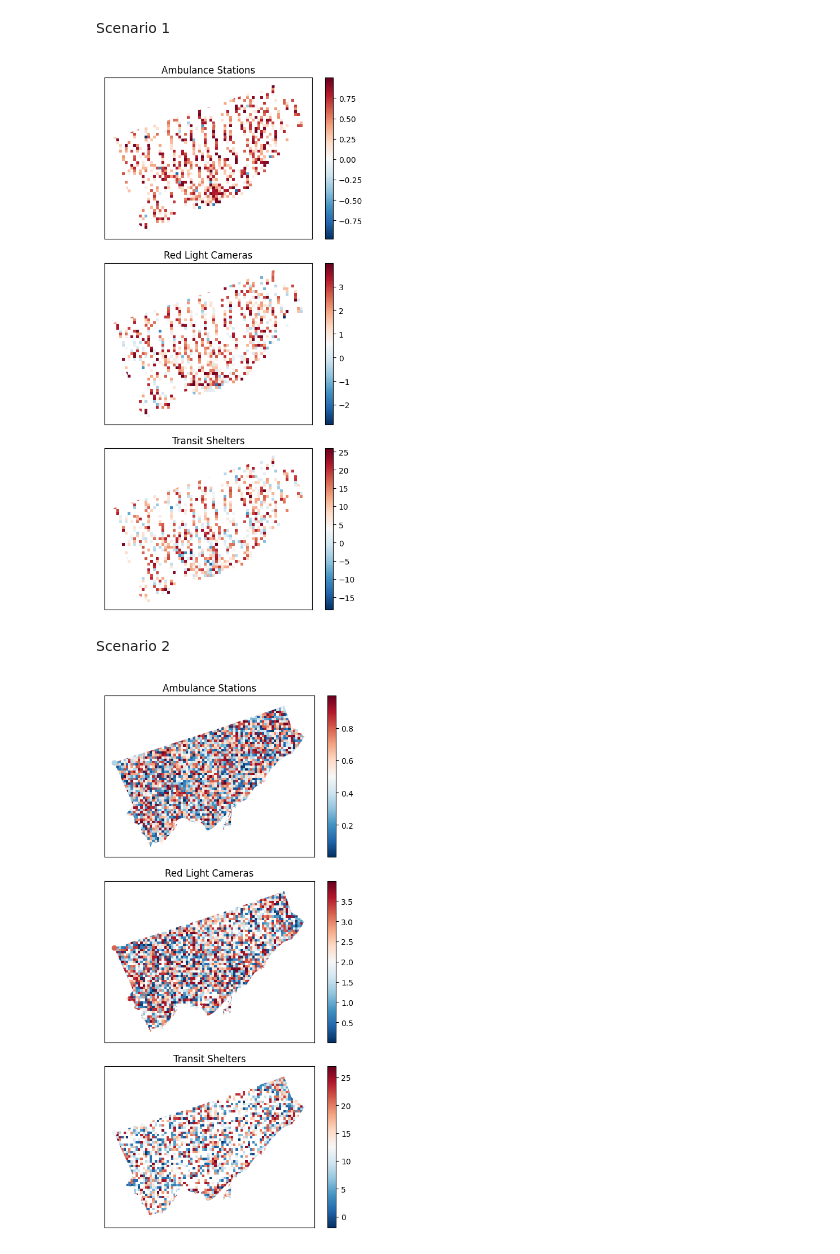
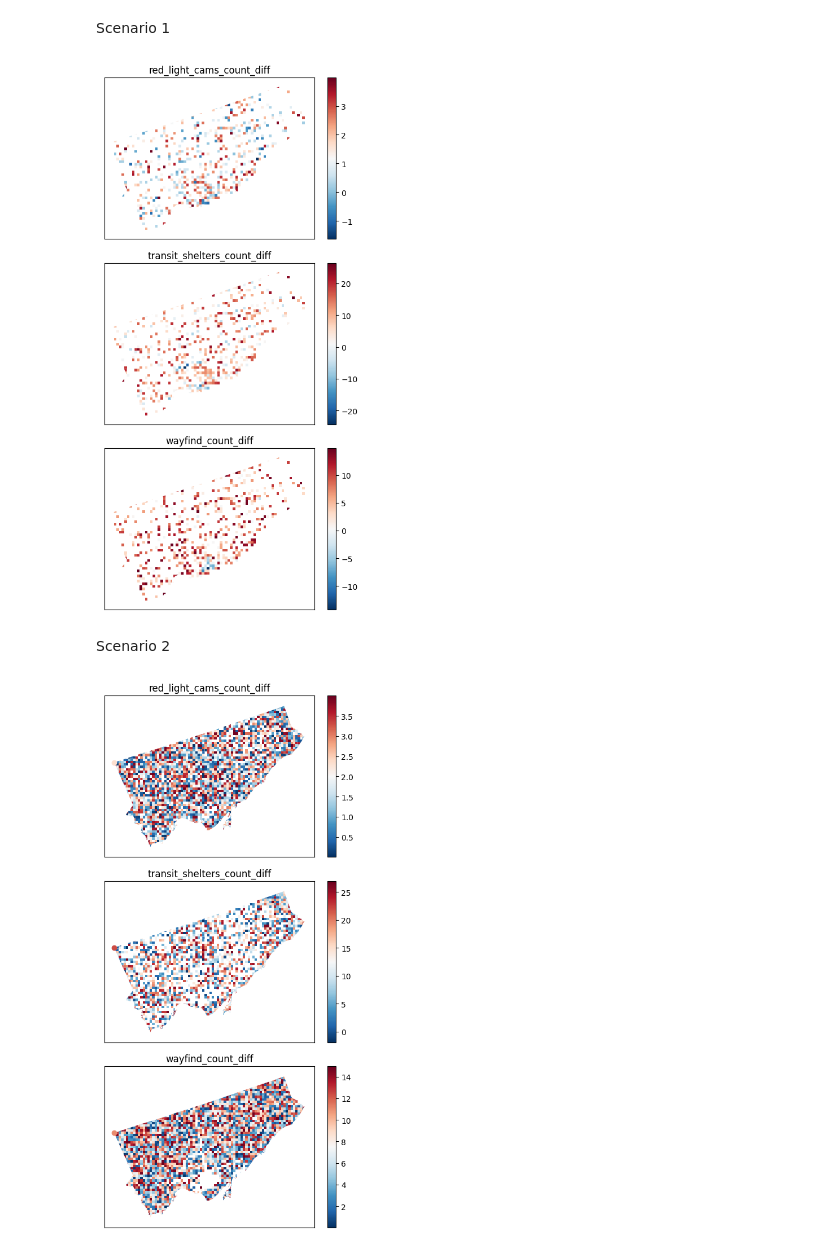
Before and after one commit to rrwen/wen-li-2026-geointerv, a Jupyter notebook: src/case-study/step3-geointervention-generation.ipynb, the cells around one changed output. Cells and saved outputs as stored; diff of their text form; code cells hidden in the pictures.

```diff
--- a/src/case-study/step3-geointervention-generation.ipynb
+++ b/src/case-study/step3-geointervention-generation.ipynb
@@ -201,11 +218,10 @@ Done!
 Create geo-interventions by optimizing  top three infrastructure variables with lower than average numbers.
 # %%
 # Define local constraints
-lconstr2 = {
-    'transit_shelters_count': {'query': 'transit_shelters_count < transit_shelters_count.mean()'},
-    'fire_hydrants_count': {'query': 'fire_hydrants_count < fire_hydrants_count.mean()'},
-    'red_light_cams_count': {'query': 'red_light_cams_count < red_light_cams_count.mean()'},
-}
+lconstr2 = {}
+lconstr2[importances_vars[0]] = {'query': f'{importances_vars[0]} < {importances_vars[0]}.mean()'}
+lconstr2[importances_vars[1]] = {'query': f'{importances_vars[1]} < {importances_vars[1]}.mean()'}
+lconstr2[importances_vars[2]] = {'query': f'{importances_vars[2]} < {importances_vars[2]}.mean()'}
 
 # Create optimizer
 print(f'Optimizing predictions for {opt_model}...')
@@ -221,7 +237,7 @@ else:
     # Run optimizer
     print(f'Running optimization for {opt_model}...')
     opt2 = geoint.optimization.Optimizer(models[opt_model], lconstr2, 'BayesianOptimization', verbose=0, ymax=False)
-    opt2.optimize(n_iter=100)
+    opt2.optimize(n_iter=1000, init_points=100)
 
     # Save results
     print(f'Saving optimization for {opt_model}...')
@@ -260,12 +293,8 @@ opt_results
 ## Generated Geo-interventions
 # %%
 # Read data for selected model
-gdata = geodata['geogrid_to_80'].copy()
-gcols = [
-    'transit_shelters_count',
-    'childcare_igspace_mad',
-    'fire_hydrants_count'
-]
+gdata = geodata[f'geogrid_to_{size}'].copy()
+gcols = importances_vars
 
 # Get optimal parameters
 optimalp = {
@@ -363,26 +392,26 @@ fig.set_size_inches(5, 10)
 pdata = gdata.copy()
 pdata.replace(0, np.nan, inplace=True)
 
-# Transit shelters
+# S1 infra 1
 ax = plt.subplot(3, 1, 1) # nrows, ncols, axes position
-pdata.plot(ax=ax, cmap='RdBu_r', column='transit_shelters_count_opt1_diff', legend=True)
-ax.set_title('Transit Shelters')
+pdata.plot(ax=ax, cmap='RdBu_r', column=f'{importances_vars[0]}_opt1_diff', legend=True)
+ax.set_title(f'{importances_vars[0]}_diff')
 ax.set_aspect('equal', adjustable='datalim')
 ax.axes.get_xaxis().set_visible(False)
 ax.axes.get_yaxis().set_visible(False)
 
-# Childcare
+# S1 infra 2
 ax = plt.subplot(3, 1, 2) # nrows, ncols, axes position
-pdata.plot(ax=ax, cmap='RdBu_r', column='childcare_gspace_mad_opt1_diff', legend=True)
-ax.set_title('Licensed Child Care Centres')
+pdata.plot(ax=ax, cmap='RdBu_r', column=f'{importances_vars[1]}_opt1_diff', legend=True)
+ax.set_title(f'{importances_vars[1]}_diff')
 ax.set_aspect('equal', adjustable='datalim')
 ax.axes.get_xaxis().set_visible(False)
 ax.axes.get_yaxis().set_visible(False)
 
-# Fire Hydrants
+# S1 infra 3
 ax = plt.subplot(3, 1, 3) # nrows, ncols, axes position
-pdata.plot(ax=ax, cmap='RdBu_r', column='fire_hydrants_count_opt1_diff', legend=True)
-ax.set_title('Fire Hydrants')
+pdata.plot(ax=ax, cmap='RdBu_r', column=f'{importances_vars[2]}_opt1_diff', legend=True)
+ax.set_title(f'{importances_vars[2]}_diff')
 ax.set_aspect('equal', adjustable='datalim')
 ax.axes.get_xaxis().set_visible(False)
 ax.axes.get_yaxis().set_visible(False)
@@ -390,40 +419,40 @@ ax.axes.get_yaxis().set_visible(False)
 plt.tight_layout()
 plt.show()
 # %% [output]
-[figure, old version]
+[figure, new version]
 # %% [markdown]
 Scenario 2
 # %%
 fig = plt.figure()
 fig.set_size_inches(5, 10)
 pdata = gdata.copy()
 pdata.replace(0, np.nan, inplace=True)
 
-# Transit shelters
+# S2 infra 1
 ax = plt.subplot(3, 1, 1) # nrows, ncols, axes position
-pdata.plot(ax=ax, cmap='RdBu_r', column='transit_shelters_count_opt2_diff', legend=True)
-ax.set_title('Transit Shelters')
+pdata.plot(ax=ax, cmap='RdBu_r', column=f'{importances_vars[0]}_opt2_diff', legend=True)
+ax.set_title(f'{importances_vars[0]}_diff')
 ax.set_aspect('equal', adjustable='datalim')
 ax.axes.get_xaxis().set_visible(False)
 ax.axes.get_yaxis().set_visible(False)
 
-# Transit shelters
+# S2 infra 2
 ax = plt.subplot(3, 1, 2) # nrows, ncols, axes position
-pdata.plot(ax=ax, cmap='RdBu_r', column='fire_hydrants_count_opt2_diff', legend=True)
-ax.set_title('Fire Hydrants')
+pdata.plot(ax=ax, cmap='RdBu_r', column=f'{importances_vars[1]}_opt2_diff', legend=True)
+ax.set_title(f'{importances_vars[1]}_diff')
 ax.set_aspect('equal', adjustable='datalim')
 ax.axes.get_xaxis().set_visible(False)
 ax.axes.get_yaxis().set_visible(False)
 
-# Red light cams
+# S2 infra 3
 ax = plt.subplot(3, 1, 3) # nrows, ncols, axes position
-pdata.plot(ax=ax, cmap='RdBu_r', column='red_light_cams_count_opt2_diff', legend=True)
-ax.set_title('Red Light Cameras ') # + pdata.red_light_cams_count_opt2_diff.sum()
+pdata.plot(ax=ax, cmap='RdBu_r', column=f'{importances_vars[2]}_opt2_diff', legend=True)
+ax.set_title(f'{importances_vars[2]}_diff')
 ax.set_aspect('equal', adjustable='datalim')
 ax.axes.get_xaxis().set_visible(False)
 ax.axes.get_yaxis().set_visible(False)
 
 plt.tight_layout()
 plt.show()
 # %% [output]
-[figure, old version]
+[figure, new version]
```
Also changed, not shown: parts of 12 cells of this notebook, 8 other files.
